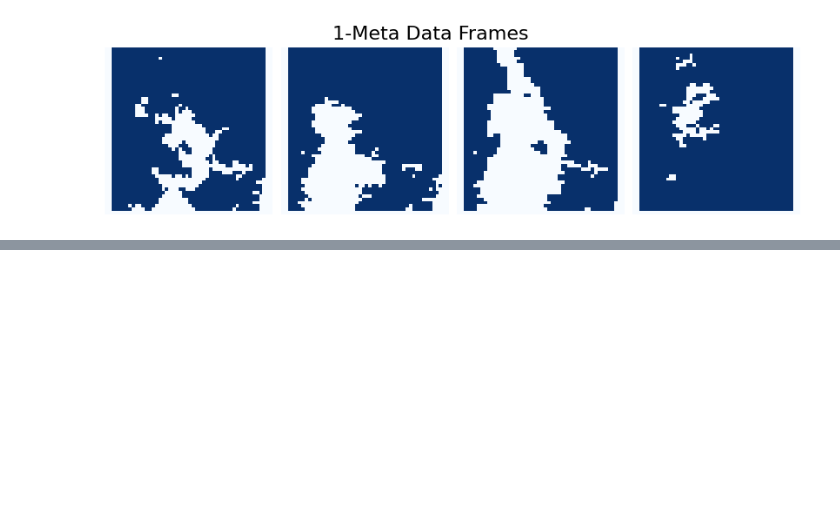
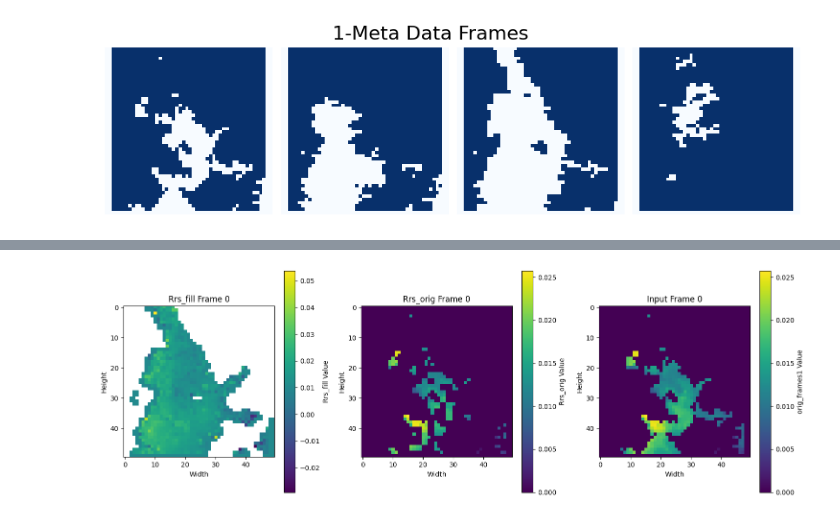
Before and after one commit to jinyuanyu/ViT2STInterp, a Jupyter notebook: VideoMAE.ipynb, the cells around one changed output, grey strips where cells are left out. Cells and saved outputs as stored; diff of their text form; code cells hidden in the pictures; blank space fills up the shorter version.

Commit message:
comparsion between dineof and VideoMAE

```diff
--- a/VideoMAE.ipynb
+++ b/VideoMAE.ipynb
@@ -394,0 +505,84 @@ show_sequence(rec_img[0],sample=6)
+# %%
+import netCDF4 as nc
+import numpy as np
+import matplotlib.pyplot as plt
+
+# Path to your NetCDF file
+file_path = 'E:/ViT2STInterp/dineof_output/output_data_filled.nc'
+
+# Open the NetCDF file
+with nc.Dataset(file_path, 'r') as ds:
+    # Print available variables to understand the structure
+    print(ds.variables.keys())
+
+    # Read the Rrs attribute
+    Rrs_orig = ds.variables['Rrs'][:]
+    Rrs_orig[np.isnan(Rrs_orig)] = 0
+    Rrs_orig = np.expand_dims(Rrs_orig, axis=-1)
+
+    Rrs_fill = ds.variables['Rrs_fill'][:]  # Assuming 'Rrs_fill' is the correct name
+    Rrs_fill_expanded = np.expand_dims(Rrs_fill, axis=-1)  # Shape becomes (24, 50, 50, 1)
+    Rrs_fill_expanded[np.isnan(Rrs_fill_expanded)] = 0
+
+    print("Rrs_fill shape:", Rrs_fill.shape)
+
+    # Extract the original frames and mask
+    orig_frames1 = orig_frames.numpy()[0]  # Assuming you have already loaded orig_frames
+    mask_data1 = 1-mask[0]  # Assuming mask is already loaded
+
+    # Identify the positions where mask is True (i.e., 1 - mask is False)
+    missing_positions = mask_data1
+
+    # Calculate RMSE only at the missing positions
+    difference = (Rrs_fill_expanded - orig_frames1) * missing_positions
+    squared_difference = np.square(difference)
+    mean_squared_difference = np.sum(squared_difference) / np.sum(missing_positions)
+    rmse = np.sqrt(mean_squared_difference)
+
+    # Calculate RMSE between Rrs_orig and orig_frames1
+    difference1 = (Rrs_orig - orig_frames1) * (1-missing_positions)
+    squared_difference1 = np.square(difference1)
+    mean_squared_difference1 = np.sum(squared_difference1) / np.sum(1-missing_positions)
+    rmse1 = np.sqrt(mean_squared_difference1)
+
+    # Print the RMSE
+    print(f"RMSE between Rrs_fill and orig_frames1 at 1-mask positions: {rmse}")
+    print(f"RMSE between Rrs_orig and orig_frames1: {rmse1}")
+
+    # Specify the frame number you want to display (0-indexed)
+    frame_number = 0  # Replace with the desired frame index
+
+    # Extract the specific frame
+    specific_frame_fill = Rrs_fill[frame_number, :, :]
+    specific_frame_orig = Rrs_orig[frame_number, :, :, 0]  # Adjust for the expanded dimension
+    specific_frame_input = orig_frames1[frame_number, :, :, 0]
+
+    # Display the Rrs_fill frame using matplotlib
+    plt.figure(figsize=(15, 5))
+
+    plt.subplot(1, 3, 1)
+    plt.imshow(specific_frame_fill, cmap='viridis')
+    plt.colorbar(label='Rrs_fill Value')
+    plt.title(f'Rrs_fill Frame {frame_number}')
+    plt.xlabel('Width')
+    plt.ylabel('Height')
+
+    # Display the Rrs_orig frame using matplotlib
+    plt.subplot(1, 3, 2)
+    plt.imshow(specific_frame_orig, cmap='viridis')
+    plt.colorbar(label='Rrs_orig Value')
+    plt.title(f'Rrs_orig Frame {frame_number}')
+    plt.xlabel('Width')
+    plt.ylabel('Height')
+
+    # Display the orig_frames1 frame using matplotlib
+    plt.subplot(1, 3, 3)
+    plt.imshow(specific_frame_input, cmap='viridis')
+    plt.colorbar(label='orig_frames1 Value')
+    plt.title(f'Input Frame {frame_number}')
+    plt.xlabel('Width')
+    plt.ylabel('Height')
+
+    plt.tight_layout()
+    plt.show()
+# %% [output]
@@ -394,0 +593 @@ show_sequence(rec_img[0],sample=6)
+[figure, added]
```
Also changed, not shown: parts of 10 cells of this notebook.
